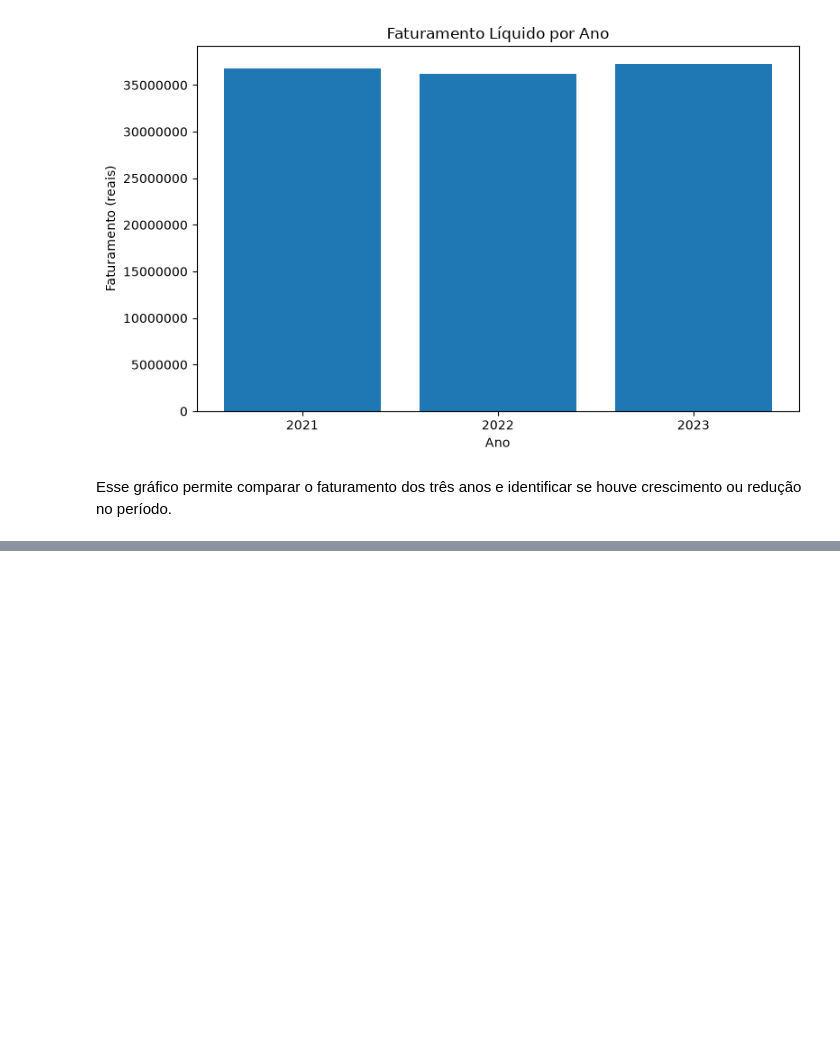
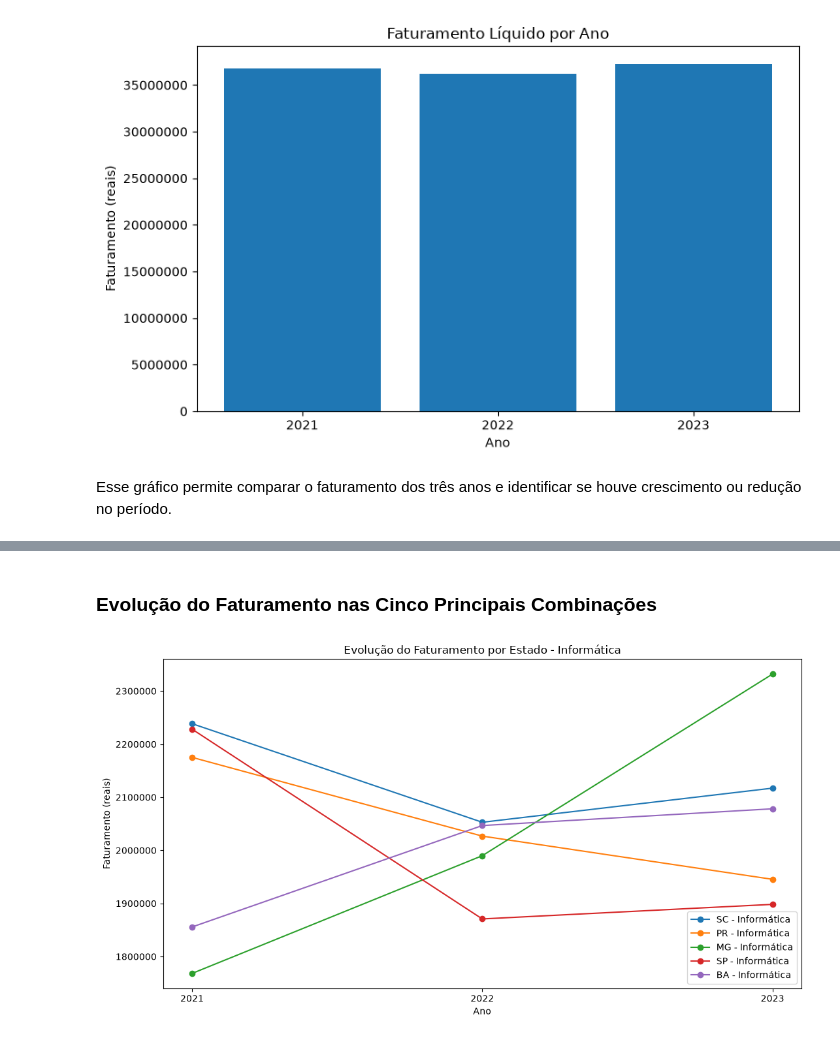
Before and after one commit to Wendel-454/projeto_final, a Jupyter notebook: projeto_final/Script_projeto_final.ipynb, the cells around one changed output, grey strips where cells are left out. Cells and saved outputs as stored; diff of their text form; code cells hidden in the pictures; blank space fills up the shorter version.

Commit message:
feat: adiciona estudo aplicado e recomendação estratégica

```diff
--- a/projeto_final/Script_projeto_final.ipynb
+++ b/projeto_final/Script_projeto_final.ipynb
@@ -936,0 +983,10 @@ Esse gráfico permite  comparar o faturamento dos três anos e identificar se ho
+# %%
+#Agrupando o faturamento por estado e categoria.
+faturamento_por_estado_categoria = (
+    df_estudo
+    .groupby(['estado_cliente', 'categoria_produto'])['valor_total']
+    .sum()
+    .sort_values(ascending=False)
+)
+
+faturamento_por_estado_categoria
@@ -936,0 +1017,15 @@ Esse gráfico permite  comparar o faturamento dos três anos e identificar se ho
+# %%
+#Organizando o faturamento por ano em colunas.
+faturamento_anual_estado_categoria = (
+    faturamento_estado_categoria.unstack('ano')
+)
+
+#Selecionando as cinco combinações com maior faturamento acumulado.
+top_5_combinacoes = faturamento_por_estado_categoria.head(5).index
+
+#Consultando a evolução anual dessas combinações.
+faturamento_top_5 = faturamento_anual_estado_categoria.loc[
+    top_5_combinacoes
+]
+
+faturamento_top_5
@@ -936,0 +1049,23 @@ Esse gráfico permite  comparar o faturamento dos três anos e identificar se ho
+# %% [markdown]
+### Evolução do Faturamento nas Cinco Principais Combinações
+# %%
+#Criando o gráfico de evolução anual.
+plt.figure(figsize=(11, 6))
+
+plt.plot(faturamento_top_5.columns, faturamento_top_5.iloc[0], marker='o', label='SC - Informática')
+plt.plot(faturamento_top_5.columns, faturamento_top_5.iloc[1], marker='o', label='PR - Informática')
+plt.plot(faturamento_top_5.columns, faturamento_top_5.iloc[2], marker='o', label='MG - Informática')
+plt.plot(faturamento_top_5.columns, faturamento_top_5.iloc[3], marker='o', label='SP - Informática')
+plt.plot(faturamento_top_5.columns, faturamento_top_5.iloc[4], marker='o', label='BA - Informática')
+
+plt.title('Evolução do Faturamento por Estado - Informática')
+plt.xlabel('Ano')
+plt.ylabel('Faturamento (reais)')
+
+plt.ticklabel_format(axis='y', style='plain')
+plt.legend()
+plt.tight_layout()
+plt.xticks([2021, 2022, 2023])
+plt.show()
+# %% [output]
+[figure, added]
```
Also changed, not shown: parts of 14 cells of this notebook.
